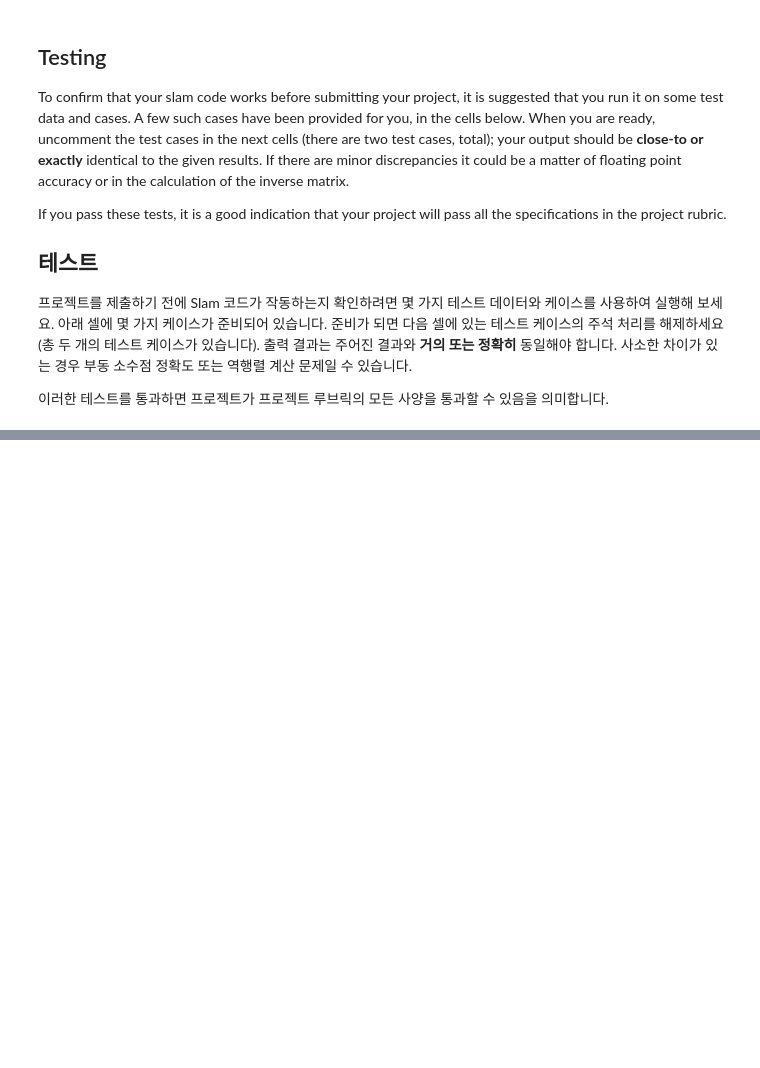
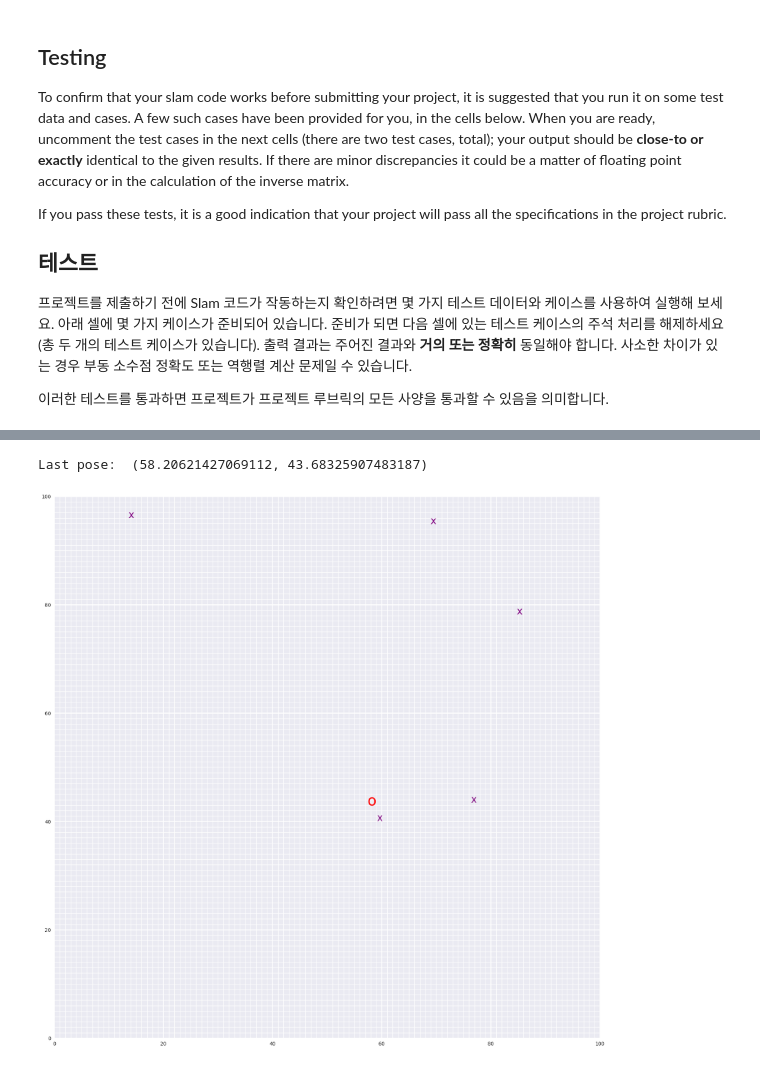
Before and after one commit to aaronkr-classroom/7-graph-slam-zzammin22, a Jupyter notebook: P3_Implement_SLAM-master/3. Landmark Detection and Tracking.ipynb, the cells around one changed output, grey strips where cells are left out. Drawn from its saved outputs; the diff is of its cells as text; code cells hidden in the pictures; blank space fills up the shorter version.

```diff
--- a/P3_Implement_SLAM-master/3. Landmark Detection and Tracking.ipynb
+++ b/P3_Implement_SLAM-master/3. Landmark Detection and Tracking.ipynb
@@ -194,14 +204,17 @@ def initialize_constraints(N, num_landmarks, world_size):
         and returns initialized constraint matrices, omega and xi.'''
 
     ## Recommended: Define and store the size (rows/cols) of the constraint matrix in a variable
+    size = (N + num_landmarks) * 2 #x,y 트래킹하니까 *2
 
     ## TODO: Define the constraint matrix, Omega, with two initial "strength" values
     ## for the initial x, y location of our robot
-    omega = [0]
+    omega = np.zeros((size, size)) # 100x100
+    omega[0, 0], omega [1, 1] = 1, 1  # 초기 로봇 위치에 대한 제약 조건
 
     ## TODO: Define the constraint *vector*, xi
     ## you can assume that the robot starts out in the middle of the world with 100% confidence
-    xi = [0]
+    xi = np.zeros((size, 1))  # 100x1
+    xi[0, 0], xi[1, 0] = world_size / 2, world_size / 2  # 초기 로봇 위치 (중앙)
 
     return omega, xi
 # %% [markdown]
@@ -496,3 +613,21 @@ test_data1 = [[[[1, 19.457599255548065, 23.8387362100849], [2, -13.1958075619672
+# %%
+# import the helper function
+from helpers import display_world
+
+# Display the final world!
+
+# define figure size
+plt.rcParams["figure.figsize"] = (20,20)
+
+# check if poses has been created
+if 'poses' in locals():
+    # print out the last pose
+    print('Last pose: ', poses[-1])
+    # display the last position of the robot *and* the landmark positions
+    display_world(int(world_size), poses[-1], landmarks)
+# %% [output]
+Last pose:  (58.20621427069112, 43.68325907483187)
+[figure, added]
 # %%
 # Here is the data and estimated outputs for test case 2
 
```
Also changed, not shown: parts of 14 cells of this notebook.
